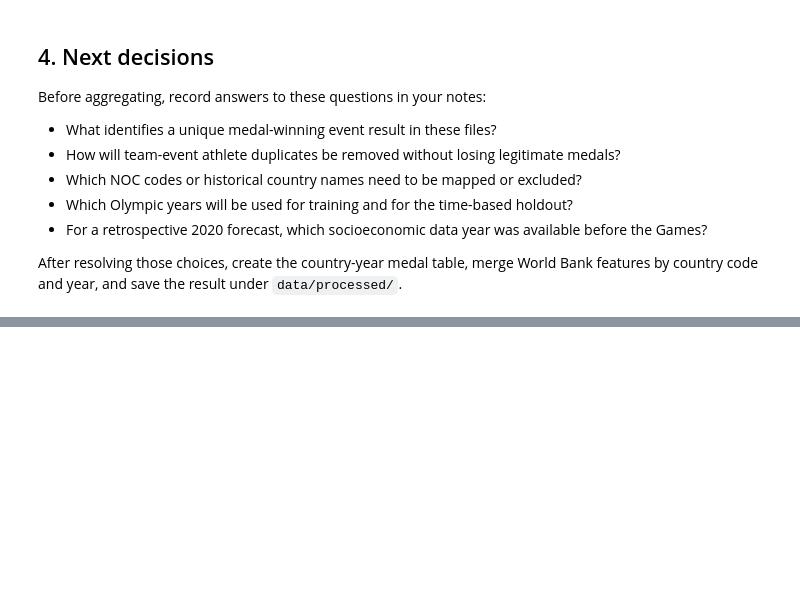
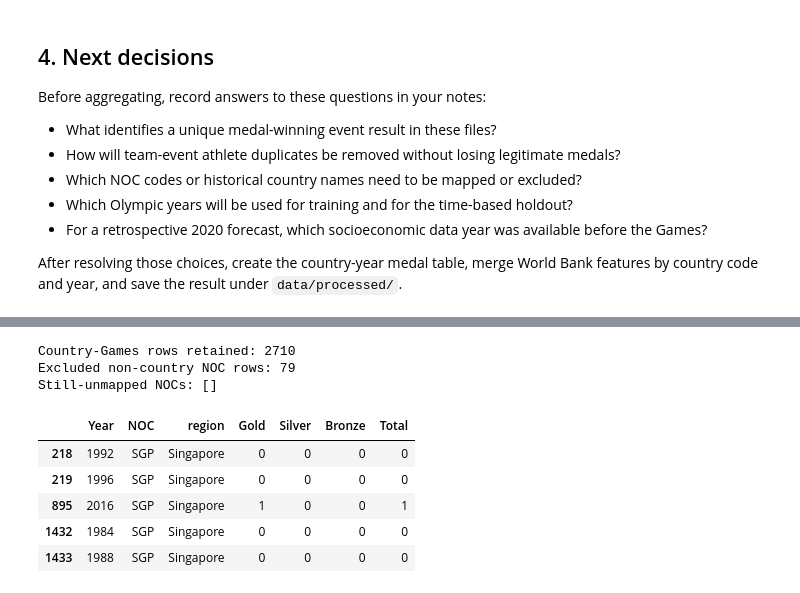
Before and after one commit to Dhyan-rao-10/ML-Mini-Project-olympic-medal-prediction, a Jupyter notebook: notebooks/01_data_preparation.ipynb, the cells around one changed output, grey strips where cells are left out. Saved outputs shown, nothing was run; the diff lists cells and outputs as text; code cells hidden in the pictures; blank space fills up the shorter version.

```diff
--- a/notebooks/01_data_preparation.ipynb
+++ b/notebooks/01_data_preparation.ipynb
@@ -70,0 +208,33 @@ After resolving those choices, create the country-year medal table, merge World
+# %%
+# Add known geographic mappings; keep non-country teams/placeholders out of the country model.
+region_lookup = (
+    noc_regions.drop_duplicates("NOC")
+    .set_index("NOC")["region"]
+    .to_dict()
+)
+region_lookup.update({"SGP": "Singapore", "TUV": "Tuvalu"})
+country_year_full["region"] = country_year_full["NOC"].map(region_lookup)
+
+from src.data_preparation import NON_COUNTRY_NOCS
+
+# Historical composite teams and placeholder NOCs are excluded from the country-level model.
+country_year_model = country_year_full.loc[
+    ~country_year_full["NOC"].isin(NON_COUNTRY_NOCS)
+].copy()
+
+print("Country-Games rows retained:", len(country_year_model))
+print("Excluded non-country NOC rows:", len(country_year_full) - len(country_year_model))
+print("Still-unmapped NOCs:", sorted(
+    country_year_model.loc[country_year_model["region"].isna(), "NOC"].unique()
+))
+display(country_year_model.loc[country_year_model["NOC"].isin(["SGP", "TUV"]), ["Year", "NOC", "region", "Gold", "Silver", "Bronze", "Total"]].head())
+# %% [output]
+Country-Games rows retained: 2710
+Excluded non-country NOC rows: 79
+Still-unmapped NOCs: []
+|  | Year | NOC | region | Gold | Silver | Bronze | Total |
+| 218 | 1992 | SGP | Singapore | 0 | 0 | 0 | 0 |
+| 219 | 1996 | SGP | Singapore | 0 | 0 | 0 | 0 |
+| 895 | 2016 | SGP | Singapore | 1 | 0 | 0 | 1 |
+| 1432 | 1984 | SGP | Singapore | 0 | 0 | 0 | 0 |
+| 1433 | 1988 | SGP | Singapore | 0 | 0 | 0 | 0 |
```
Also changed, not shown: parts of 8 cells of this notebook, 8 other files.
